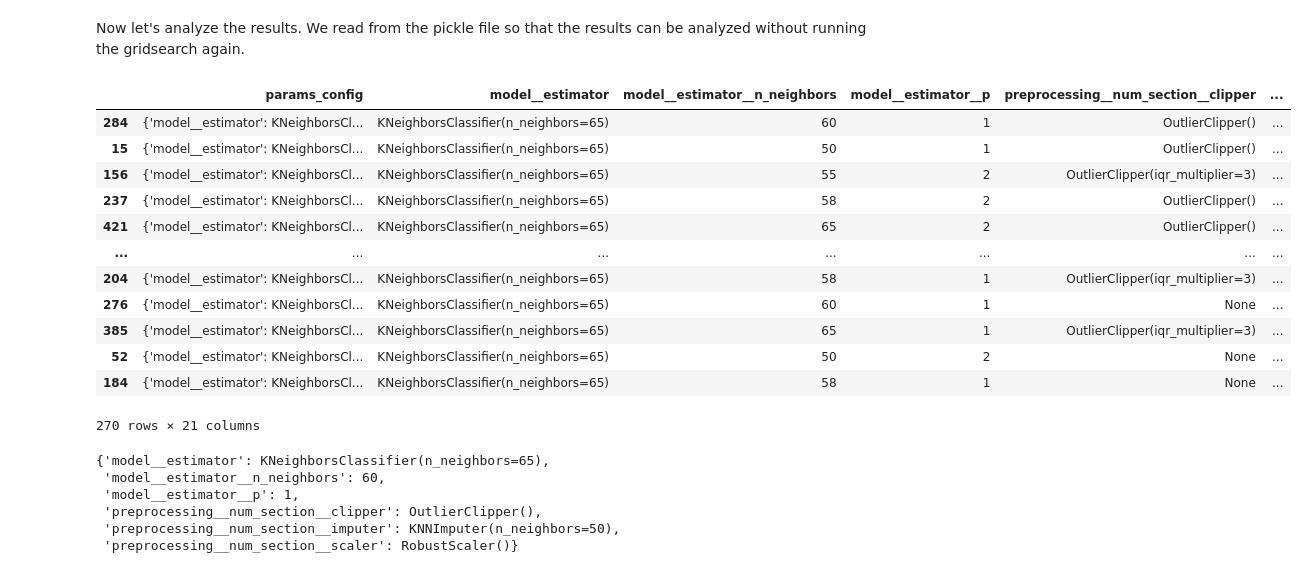
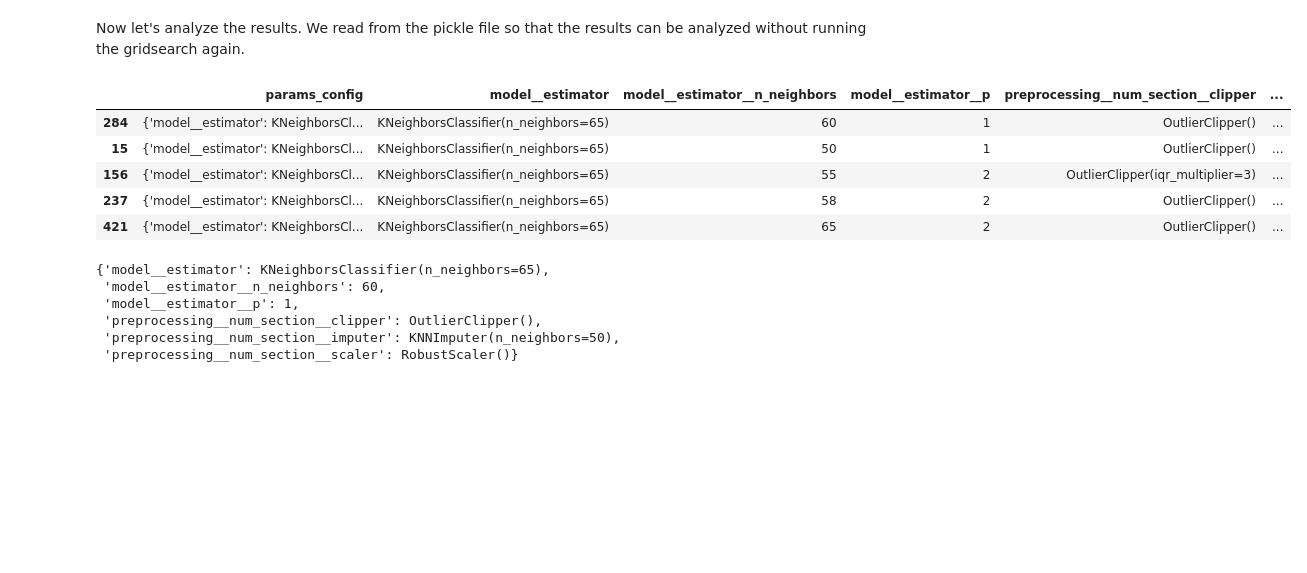
Before and after one commit to Dinis239/DM2_Project, a Jupyter notebook: Modeling/02_Modeling_KNN.ipynb, the cells around one changed output. Drawn from its saved outputs; the diff is of its cells as text; code cells hidden in the pictures; blank space fills up the shorter version.

```diff
--- a/Modeling/02_Modeling_KNN.ipynb
+++ b/Modeling/02_Modeling_KNN.ipynb
@@ -374,21 +375,14 @@ run_parameter_search(grid=knn_param_grid,
 Now let's analyze the results. We read from the pickle file so that the results can be analyzed without running the gridsearch again.
 # %%
 knn_result_df = pd.read_pickle('Files/Pickle Files/Results/KNN_GridSearch_Results.pkl')
-knn_result_df
+knn_result_df.head()
 # %% [output]
 |  | params_config | model__estimator | model__estimator__n_neighbors | model__estimator__p | preprocessing__num_section__clipper | ... |
 | 284 | {'model__estimator': KNeighborsCl... | KNeighborsClassifier(n_neighbors=65) | 60 | 1 | OutlierClipper() | ... |
 | 15 | {'model__estimator': KNeighborsCl... | KNeighborsClassifier(n_neighbors=65) | 50 | 1 | OutlierClipper() | ... |
 | 156 | {'model__estimator': KNeighborsCl... | KNeighborsClassifier(n_neighbors=65) | 55 | 2 | OutlierClipper(iqr_multiplier=3) | ... |
 | 237 | {'model__estimator': KNeighborsCl... | KNeighborsClassifier(n_neighbors=65) | 58 | 2 | OutlierClipper() | ... |
 | 421 | {'model__estimator': KNeighborsCl... | KNeighborsClassifier(n_neighbors=65) | 65 | 2 | OutlierClipper() | ... |
-| ... | ... | ... | ... | ... | ... | ... |
-| 204 | {'model__estimator': KNeighborsCl... | KNeighborsClassifier(n_neighbors=65) | 58 | 1 | OutlierClipper(iqr_multiplier=3) | ... |
-| 276 | {'model__estimator': KNeighborsCl... | KNeighborsClassifier(n_neighbors=65) | 60 | 1 | None | ... |
-| 385 | {'model__estimator': KNeighborsCl... | KNeighborsClassifier(n_neighbors=65) | 65 | 1 | OutlierClipper(iqr_multiplier=3) | ... |
-| 52 | {'model__estimator': KNeighborsCl... | KNeighborsClassifier(n_neighbors=65) | 50 | 2 | None | ... |
-| 184 | {'model__estimator': KNeighborsCl... | KNeighborsClassifier(n_neighbors=65) | 58 | 1 | None | ... |
-270 rows × 21 columns
 # %%
 knn_result_df.iloc[0]['params_config']
 # %% [output]
```
Also changed, not shown: parts of 15 cells of this notebook, 6 other files.
